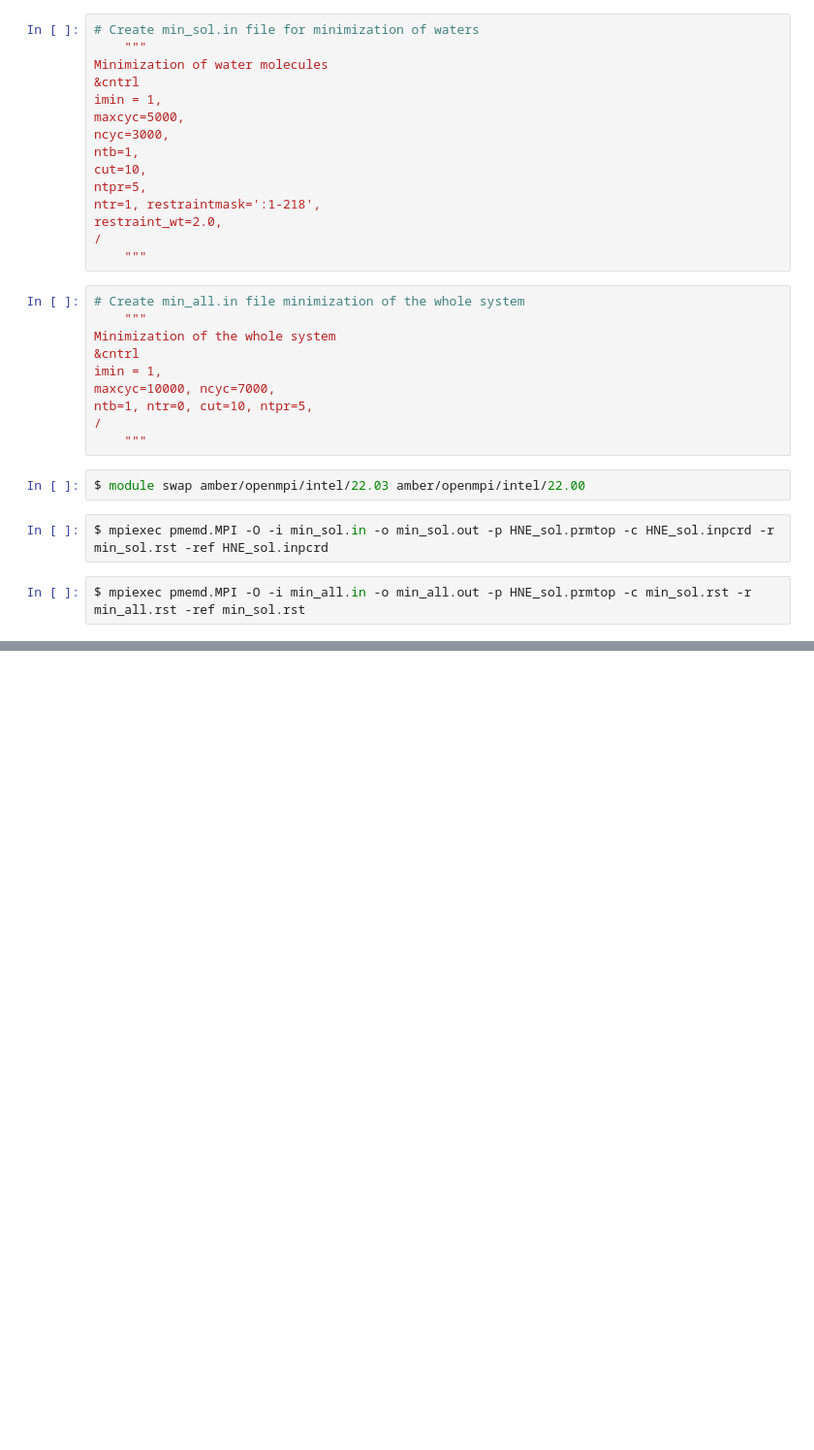
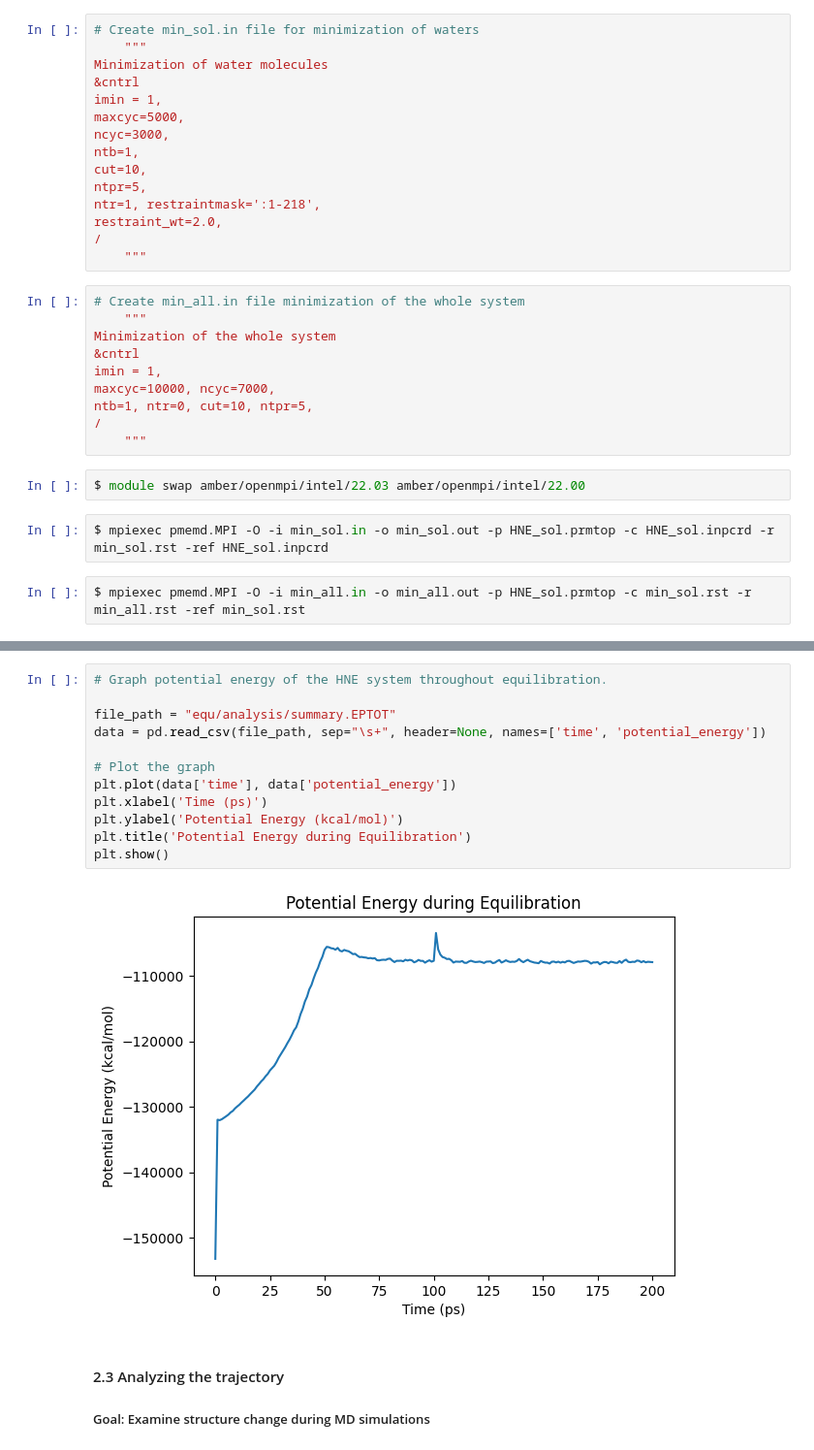
Before and after one commit to qiouyang/comp-lab-class-2024, a Jupyter notebook: Week4/HNE/human_neutrophil_elastase.ipynb, the cells around one changed output, grey strips where cells are left out. Shown at 97% size. Cells and saved outputs as stored; diff of their text form; blank space fills up the shorter version.

```diff
--- a/Week4/HNE/human_neutrophil_elastase.ipynb
+++ b/Week4/HNE/human_neutrophil_elastase.ipynb
@@ -258,0 +436,17 @@ plt.show()
+# %%
+# Graph potential energy of the HNE system throughout equilibration.
+
+file_path = "equ/analysis/summary.EPTOT"
+data = pd.read_csv(file_path, sep="\s+", header=None, names=['time', 'potential_energy'])
+
+# Plot the graph
+plt.plot(data['time'], data['potential_energy'])
+plt.xlabel('Time (ps)')
+plt.ylabel('Potential Energy (kcal/mol)')
+plt.title('Potential Energy during Equilibration')
+plt.show()
+# %% [output]
+[figure, added]
+# %% [markdown]
+#### 2.3 Analyzing the trajectory
+##### Goal: Examine structure change during MD simulations
```
Also changed, not shown: parts of 59 cells of this notebook.
